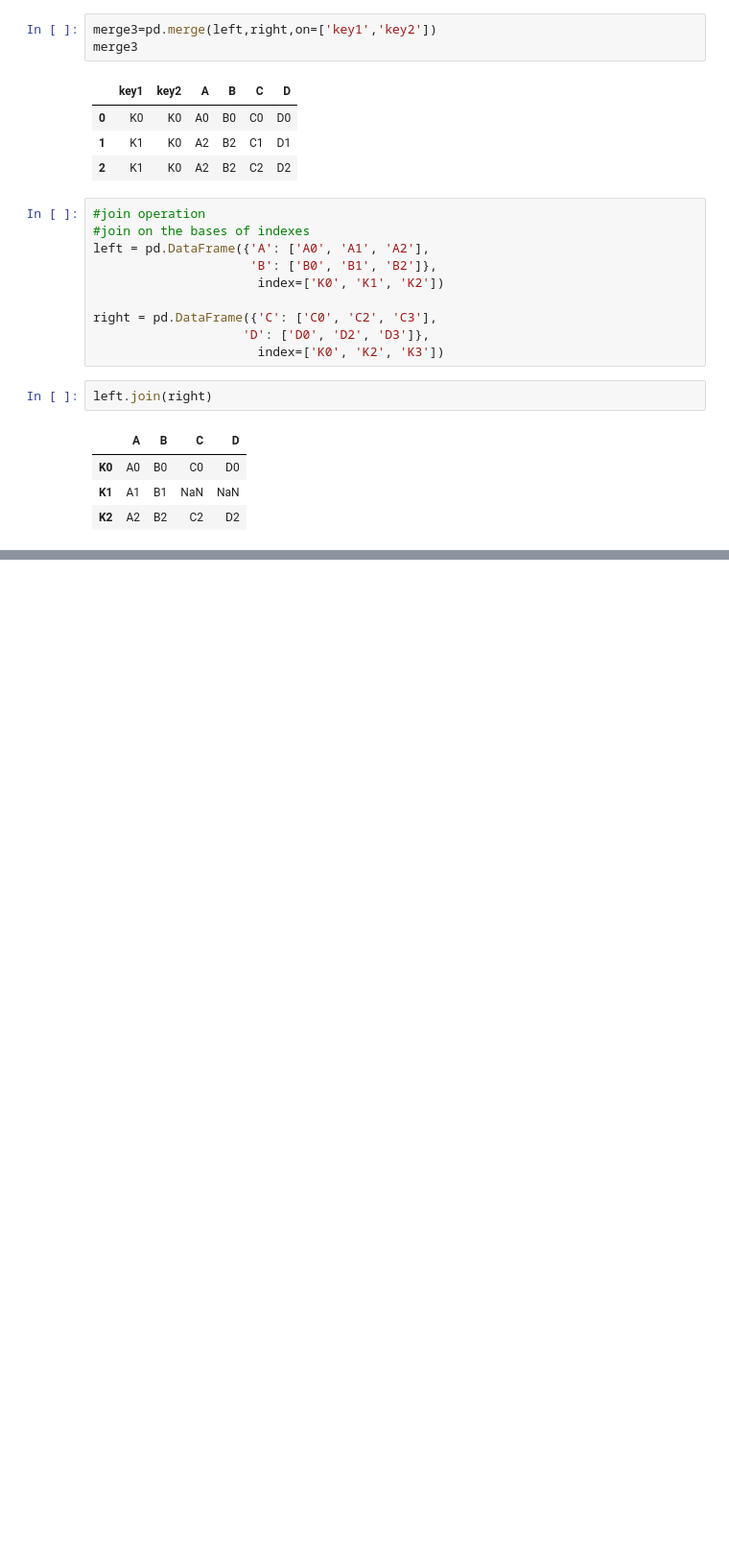
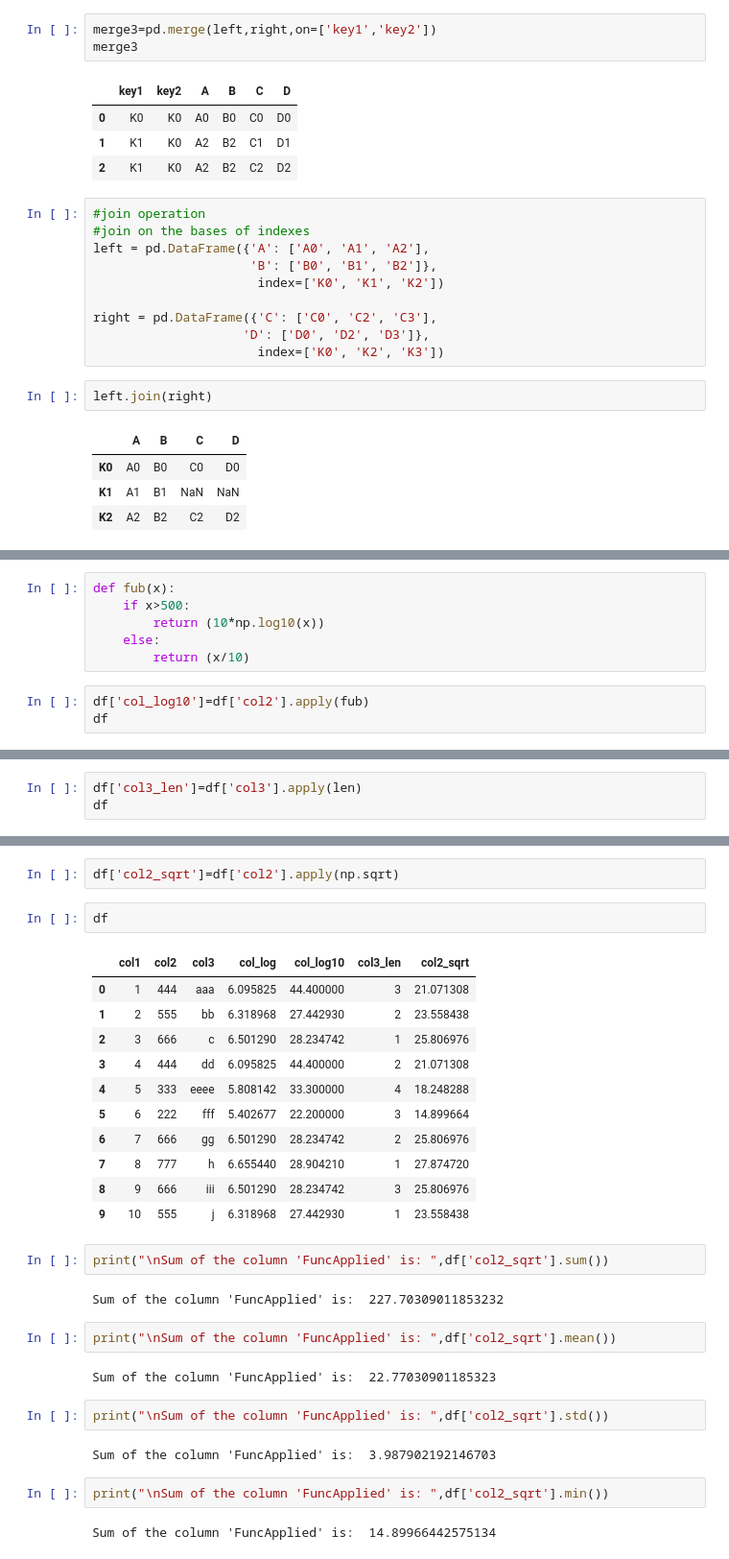
Before and after one commit to KrishnaDesai16/ML-DL, a Jupyter notebook: python/Pandas/PandasDatamaupulation2.ipynb, the cells around one changed output, grey strips where cells are left out. Shown at 96% size. Cells and saved outputs as stored; diff of their text form; blank space fills up the shorter version.

```diff
--- a/python/Pandas/PandasDatamaupulation2.ipynb
+++ b/python/Pandas/PandasDatamaupulation2.ipynb
@@ -281,0 +380,9 @@ left.join(right)
+# %%
+def fub(x):
+    if x>500:
+        return (10*np.log10(x))
+    else:
+        return (x/10)
+# %%
+df['col_log10']=df['col2'].apply(fub)
+df
@@ -281,0 +401,3 @@ left.join(right)
+# %%
+df['col3_len']=df['col3'].apply(len)
+df
@@ -281,0 +416,32 @@ left.join(right)
+# %%
+df['col2_sqrt']=df['col2'].apply(np.sqrt)
+# %%
+df
+# %% [output]
+|  | col1 | col2 | col3 | col_log | col_log10 | col3_len | col2_sqrt |
+| 0 | 1 | 444 | aaa | 6.095825 | 44.400000 | 3 | 21.071308 |
+| 1 | 2 | 555 | bb | 6.318968 | 27.442930 | 2 | 23.558438 |
+| 2 | 3 | 666 | c | 6.501290 | 28.234742 | 1 | 25.806976 |
+| 3 | 4 | 444 | dd | 6.095825 | 44.400000 | 2 | 21.071308 |
+| 4 | 5 | 333 | eeee | 5.808142 | 33.300000 | 4 | 18.248288 |
+| 5 | 6 | 222 | fff | 5.402677 | 22.200000 | 3 | 14.899664 |
+| 6 | 7 | 666 | gg | 6.501290 | 28.234742 | 2 | 25.806976 |
+| 7 | 8 | 777 | h | 6.655440 | 28.904210 | 1 | 27.874720 |
+| 8 | 9 | 666 | iii | 6.501290 | 28.234742 | 3 | 25.806976 |
+| 9 | 10 | 555 | j | 6.318968 | 27.442930 | 1 | 23.558438 |
+# %%
+print("\nSum of the column 'FuncApplied' is: ",df['col2_sqrt'].sum())
+# %% [output]
+Sum of the column 'FuncApplied' is:  227.70309011853232
+# %%
+print("\nSum of the column 'FuncApplied' is: ",df['col2_sqrt'].mean())
+# %% [output]
+Sum of the column 'FuncApplied' is:  22.77030901185323
+# %%
+print("\nSum of the column 'FuncApplied' is: ",df['col2_sqrt'].std())
+# %% [output]
+Sum of the column 'FuncApplied' is:  3.987902192146703
+# %%
+print("\nSum of the column 'FuncApplied' is: ",df['col2_sqrt'].min())
+# %% [output]
+Sum of the column 'FuncApplied' is:  14.89966442575134
```
Also changed, not shown: parts of 33 cells of this notebook.
